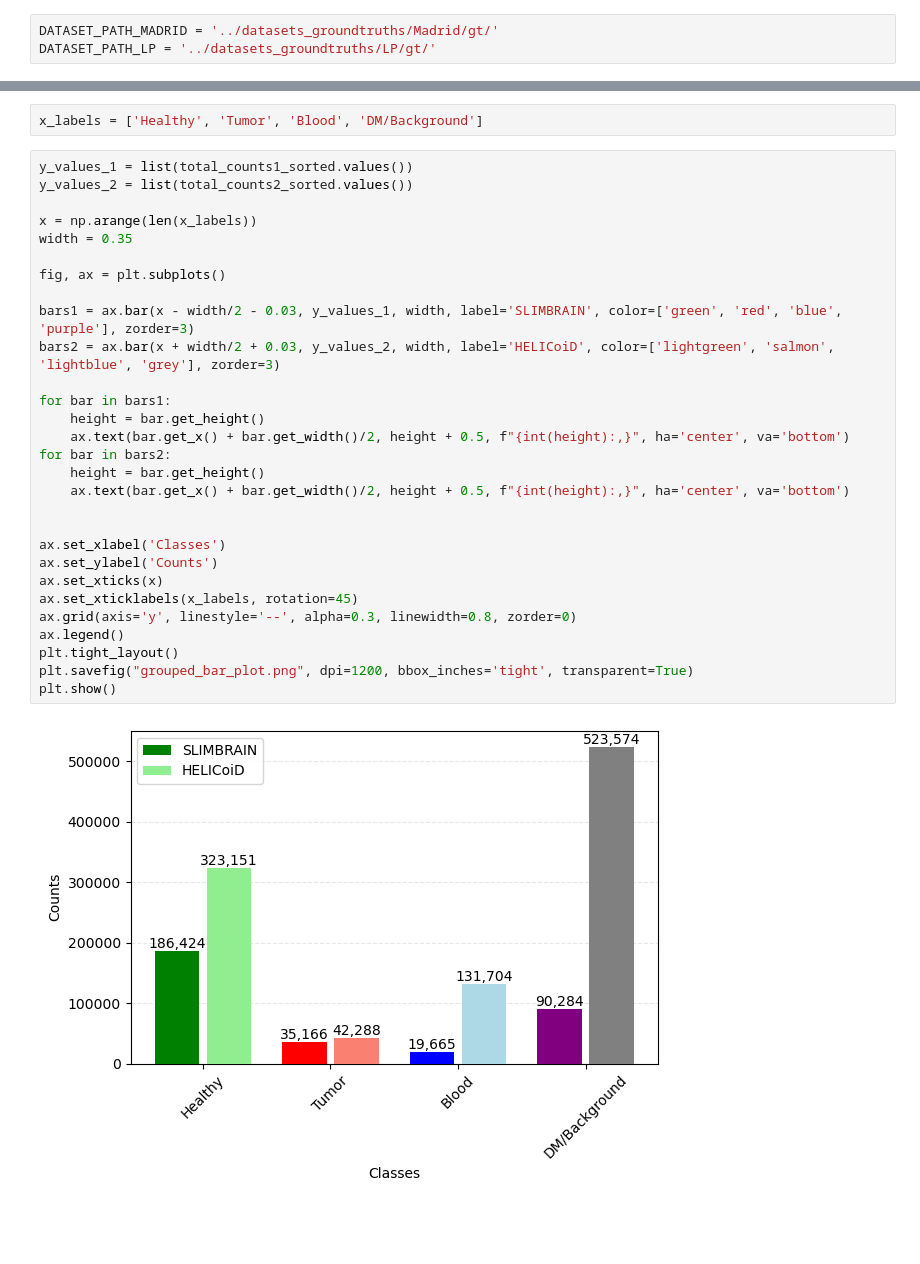
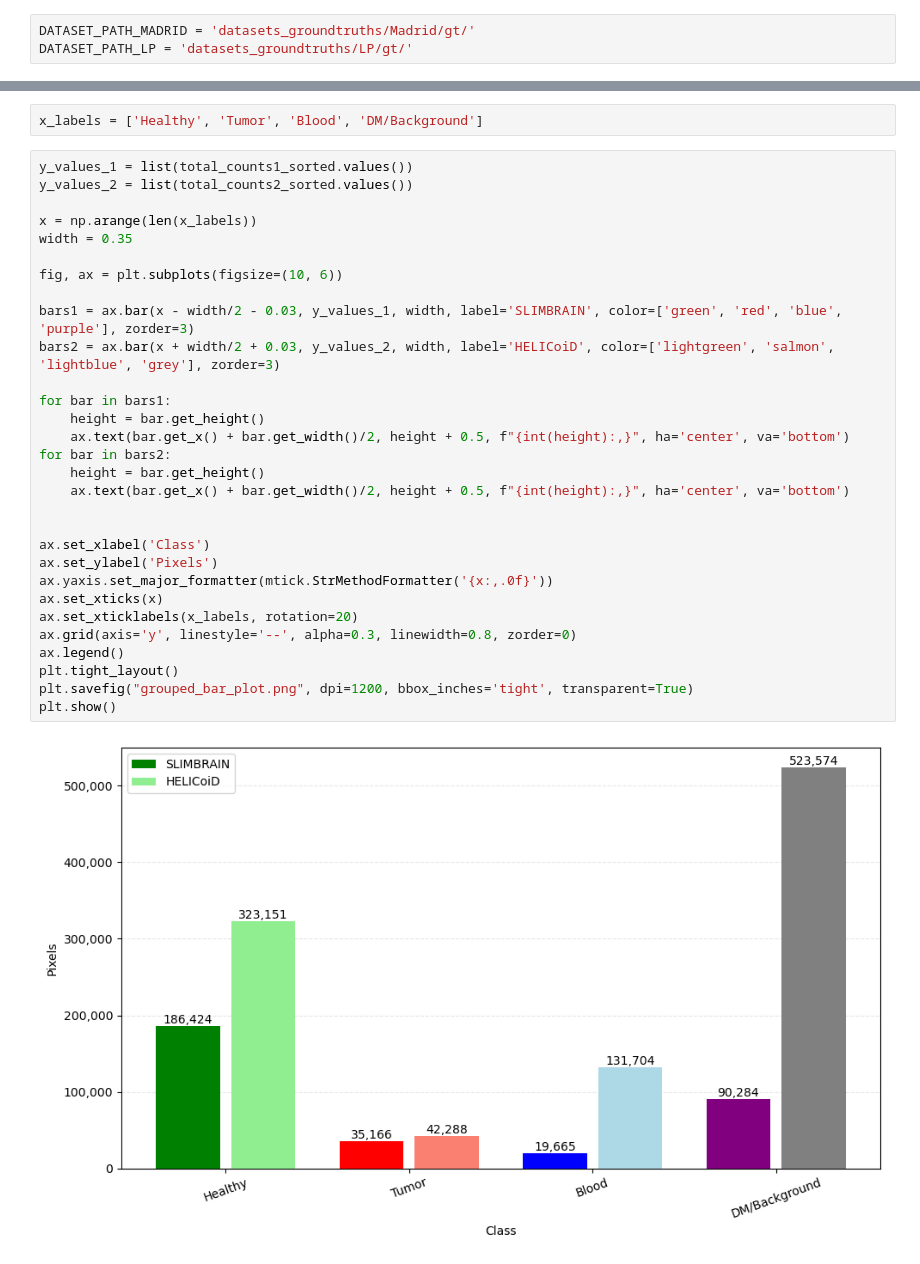
Before and after one commit to domenico-rgs/HSIBrain-Benchmark, a Jupyter notebook: plots/grouped_bar_plots.ipynb, the cells around one changed output, grey strips where cells are left out. Saved outputs shown, nothing was run; the diff lists cells and outputs as text; blank space fills up the shorter version.

Commit message:
Update grouped bar plot notebook

```diff
--- a/plots/grouped_bar_plots.ipynb
+++ b/plots/grouped_bar_plots.ipynb
@@ -6,6 +7,6 @@ from collections import Counter
 # %%
-DATASET_PATH_MADRID = '../datasets_groundtruths/Madrid/gt/'
-DATASET_PATH_LP = '../datasets_groundtruths/LP/gt/'
+DATASET_PATH_MADRID = 'datasets_groundtruths/Madrid/gt/'
+DATASET_PATH_LP = 'datasets_groundtruths/LP/gt/'
 # %%
 total_counts = Counter()
 
@@ -89,31 +90,32 @@ x_labels = ['Healthy', 'Tumor', 'Blood', 'DM/Background']
 # %%
 y_values_1 = list(total_counts1_sorted.values())
 y_values_2 = list(total_counts2_sorted.values())
 
 x = np.arange(len(x_labels))
 width = 0.35
 
-fig, ax = plt.subplots()
+fig, ax = plt.subplots(figsize=(10, 6))
 
 bars1 = ax.bar(x - width/2 - 0.03, y_values_1, width, label='SLIMBRAIN', color=['green', 'red', 'blue', 'purple'], zorder=3)
 bars2 = ax.bar(x + width/2 + 0.03, y_values_2, width, label='HELICoiD', color=['lightgreen', 'salmon', 'lightblue', 'grey'], zorder=3)
 
 for bar in bars1:
     height = bar.get_height()
     ax.text(bar.get_x() + bar.get_width()/2, height + 0.5, f"{int(height):,}", ha='center', va='bottom')
 for bar in bars2:
     height = bar.get_height()
     ax.text(bar.get_x() + bar.get_width()/2, height + 0.5, f"{int(height):,}", ha='center', va='bottom')
 
 
-ax.set_xlabel('Classes')
-ax.set_ylabel('Counts')
+ax.set_xlabel('Class')
+ax.set_ylabel('Pixels')
+ax.yaxis.set_major_formatter(mtick.StrMethodFormatter('{x:,.0f}'))
 ax.set_xticks(x)
-ax.set_xticklabels(x_labels, rotation=45)
+ax.set_xticklabels(x_labels, rotation=20)
 ax.grid(axis='y', linestyle='--', alpha=0.3, linewidth=0.8, zorder=0)
 ax.legend()
 plt.tight_layout()
 plt.savefig("grouped_bar_plot.png", dpi=1200, bbox_inches='tight', transparent=True)
 plt.show()
 # %% [output]
-[figure, old version]
+[figure, new version]
```
Also changed, not shown: parts of 1 cell of this notebook.
